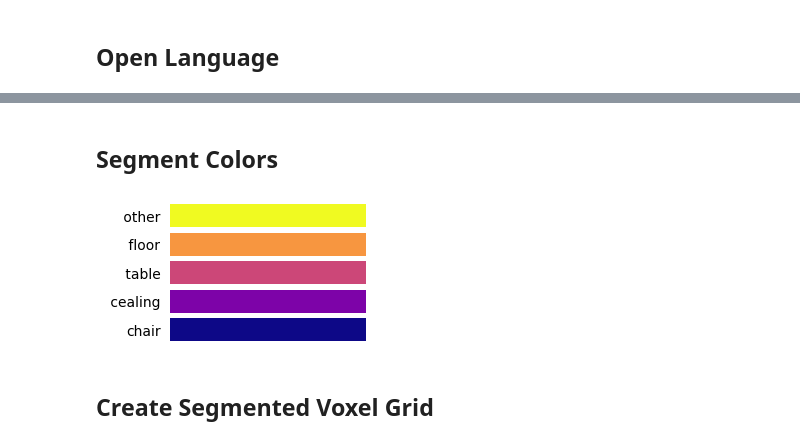
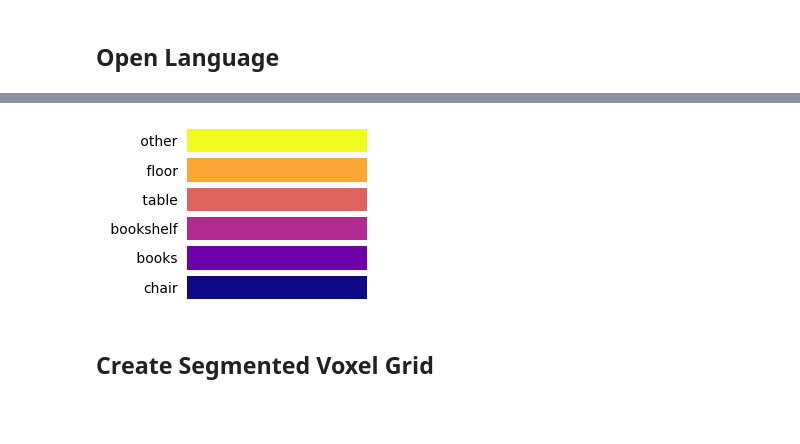
Before and after one commit to 3DVLMapsOrg/3Dvlmaps, a Jupyter notebook: MPVoxel.ipynb, the cells around one changed output, grey strips where cells are left out. Saved outputs shown, nothing was run; the diff lists cells and outputs as text; code cells hidden in the pictures; blank space fills up the shorter version.

```diff
--- a/MPVoxel.ipynb
+++ b/MPVoxel.ipynb
@@ -605,45 +632,18 @@ predicts = np.argmax(scores_list, axis=1)
 # %%
 from utils.clip_utils import get_text_feats
 # lang = "sofa, plant, towel, sink, food, other"
 # lang = mp3dcat # lang is all the matterport classes
-lang = "chair, cealing, table, floor, other"
+lang = "chair, books, bookshelf, table, floor, other"
 lang = lang.split(",")
 text_feats = get_text_feats(lang, clip_model, clip_feat_dim)
 
 scores_list = features @ text_feats.T
 
 predicts = np.argmax(scores_list, axis=1)
+
+color_palette = GetPallete(lang)
+# %% [output]
+[figure, added]
-# %% [markdown]
-## Segment Colors
-# %%
-import matplotlib.cm as cm
-import matplotlib.pyplot as plt
-
-num_categories = len(lang)
-
-# Choose a colormap (e.g., inferno, plasma, viridis)
-cmap = cm.plasma
-
-# Generate an array of values from 0 to 1 representing the colormap index
-values = np.linspace(0, 1, num_categories)
-
-# Get RGB colors from the colormap for each value
-color_palette = cmap(values)[:,0:3]
-
-# round colors
-color_palette = np.round(color_palette, 2)
-
-plt.figure(figsize=(3,num_categories/3))
-bars = plt.barh(lang, [1 for i in range(num_categories)], color=color_palette)
-
-plt.gca().xaxis.set_visible(False)
-plt.margins(y=0.0)
-plt.box(False)
-plt.tick_params(left=False)
-plt.tight_layout()
-plt.show()
-# %% [output]
-[figure, removed]
 # %% [markdown]
 ## Create Segmented Voxel Grid
 # %%
```
Also changed, not shown: parts of 12 cells of this notebook.
